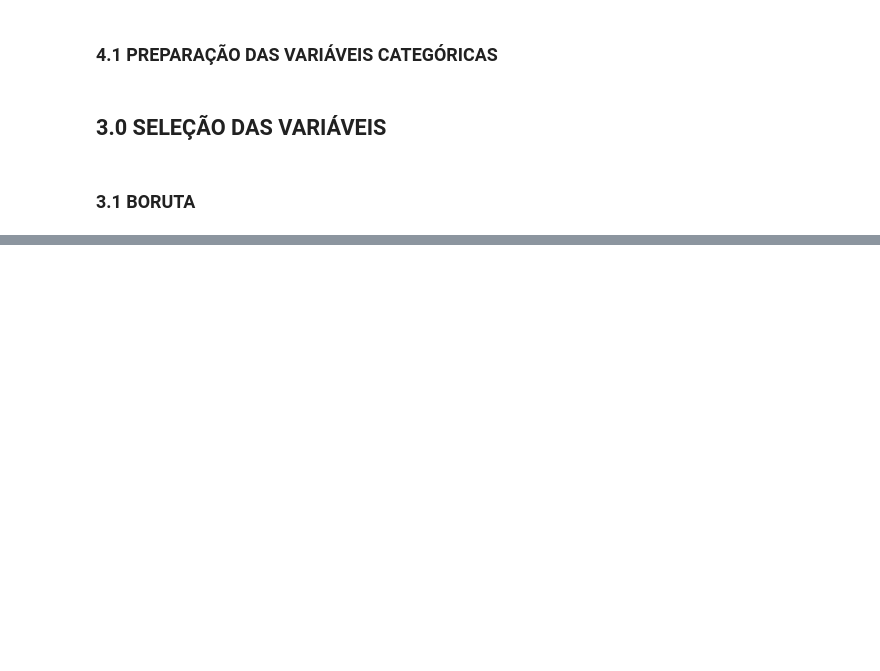
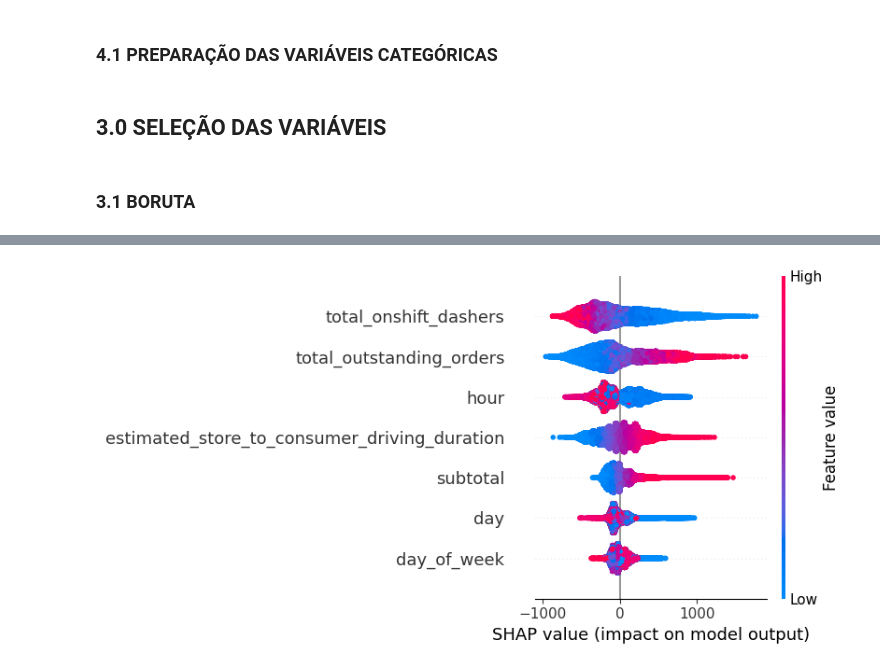
Before and after one commit to samantasobral/ml_flow, a Jupyter notebook: PA_ml_flow.ipynb, the cells around one changed output, grey strips where cells are left out. Cells and saved outputs as stored; diff of their text form; code cells hidden in the pictures; blank space fills up the shorter version.

```diff
--- a/PA_ml_flow.ipynb
+++ b/PA_ml_flow.ipynb
@@ -607,0 +656,23 @@ cols_selected_boruta
+# %%
+X_train = treino[['subtotal', 'total_onshift_dashers',
+                'total_outstanding_orders',  'estimated_store_to_consumer_driving_duration',
+                'hour',  'day_of_week', 'day']]
+
+y_train = treino['ttd_sec']
+
+X_test = teste[['subtotal', 'total_onshift_dashers',
+                'total_outstanding_orders',  'estimated_store_to_consumer_driving_duration',
+                'hour',  'day_of_week', 'day']]
+
+y_test = teste['ttd_sec']
+# %%
+model = CatBoostRegressor(
+    iterations=1000,
+    learning_rate=0.05,
+    depth=8,
+    loss_function="RMSE",
+    random_seed=42,
+    verbose=100
+)
+
+model.fit(X_train, y_train, eval_set=(X_test, y_test))
@@ -607,0 +801,17 @@ cols_selected_boruta
+# %%
+#interpretando o modelo
+best_params = {
+    "random_strength": 1,
+    "learning_rate": 0.03,
+    "l2_leaf_reg": 3,
+    "iterations": 800,
+    "depth": 10,
+    "bagging_temperature": 1,
+    "loss_function": "RMSE",
+    "random_seed": 42,
+    "verbose": 100
+}
+
+modelo_final = CatBoostRegressor(**best_params)
+
+modelo_final.fit(X_train, y_train)
@@ -607,0 +829,7 @@ cols_selected_boruta
+# %%
+explainer = shap.TreeExplainer(modelo_final)
+shap_values = explainer.shap_values(X_train)
+
+shap.summary_plot(shap_values, X_train)
+# %% [output]
+[figure, added]
```
Also changed, not shown: parts of 31 cells of this notebook, 39 other files.
